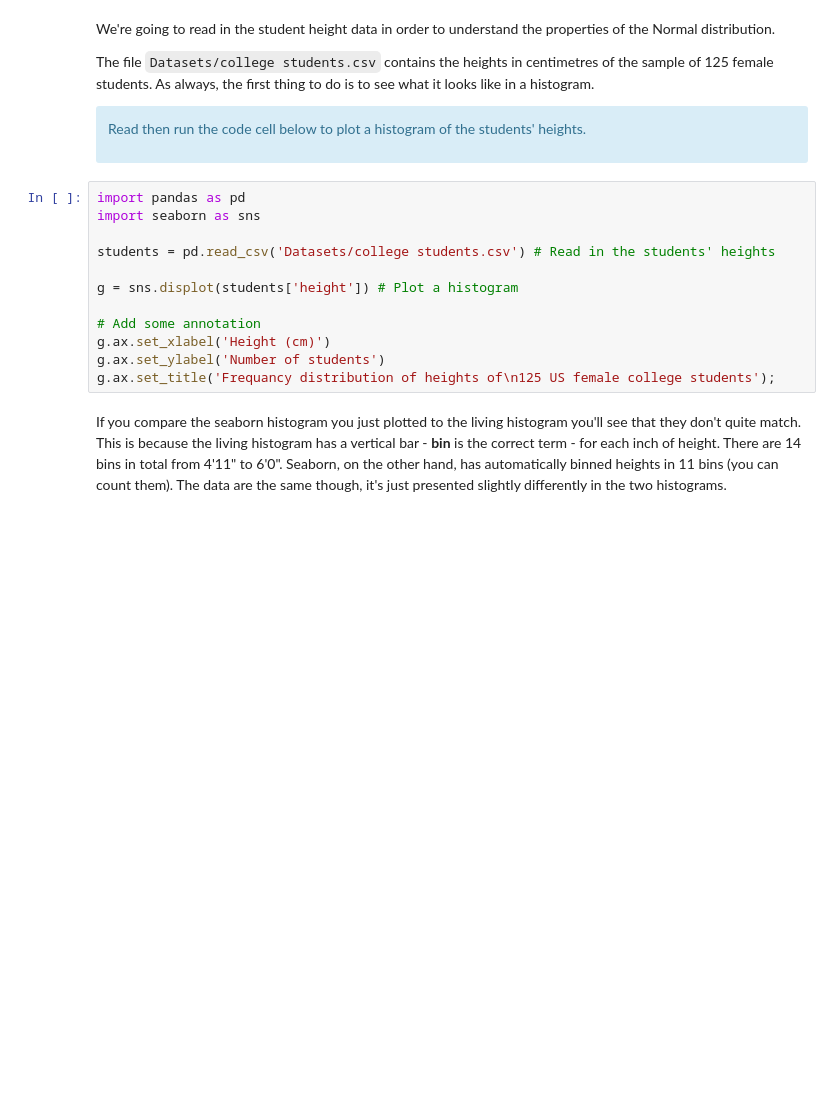
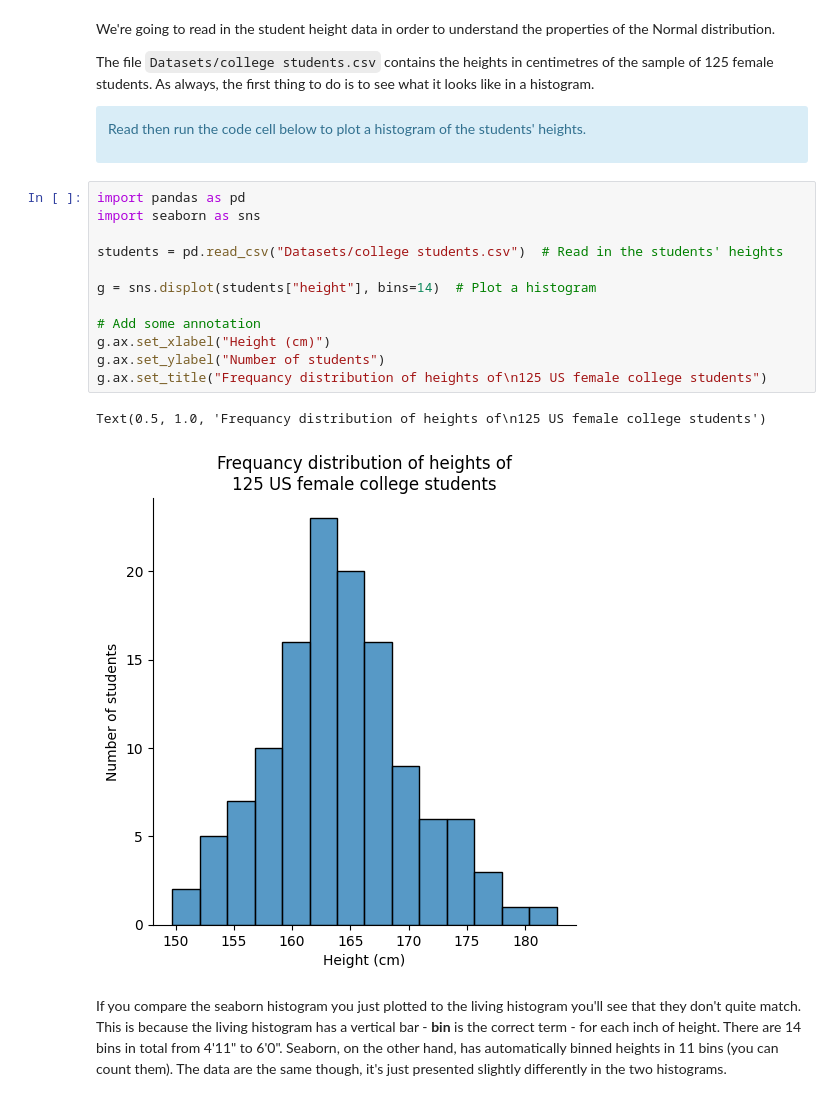
Before and after one commit to ZakarY2HM6f/Variation1, a Jupyter notebook: Self-study Notebooks/3.3 - Normal distribution.ipynb, the cells around one changed output. Cells and saved outputs as stored; diff of their text form; blank space fills up the shorter version.

```diff
--- a/Self-study Notebooks/3.3 - Normal distribution.ipynb
+++ b/Self-study Notebooks/3.3 - Normal distribution.ipynb
@@ -45,15 +45,18 @@ Read then run the code cell below to plot a histogram of the students' heights.
 # %%
 import pandas as pd
 import seaborn as sns
 
-students = pd.read_csv('Datasets/college students.csv') # Read in the students' heights
+students = pd.read_csv("Datasets/college students.csv")  # Read in the students' heights
 
-g = sns.displot(students['height']) # Plot a histogram
+g = sns.displot(students["height"], bins=14)  # Plot a histogram
 
 # Add some annotation
-g.ax.set_xlabel('Height (cm)')
-g.ax.set_ylabel('Number of students')
-g.ax.set_title('Frequancy distribution of heights of\n125 US female college students');
+g.ax.set_xlabel("Height (cm)")
+g.ax.set_ylabel("Number of students")
+g.ax.set_title("Frequancy distribution of heights of\n125 US female college students")
+# %% [output]
+Text(0.5, 1.0, 'Frequancy distribution of heights of\n125 US female college students')
+[figure, added]
 # %% [markdown]
 If you compare the seaborn histogram you just plotted to the living histogram you'll see that they don't quite match. This is because the living histogram has a vertical bar - **bin** is the correct term - for each inch of height. There are 14 bins in total from 4'11" to 6'0". Seaborn, on the other hand, has automatically binned heights in 11 bins (you can count them). The data are the same though, it's just presented slightly differently in the two histograms.
 # %% [markdown]
```
Also changed, not shown: parts of 6 cells of this notebook, 8 other files.
